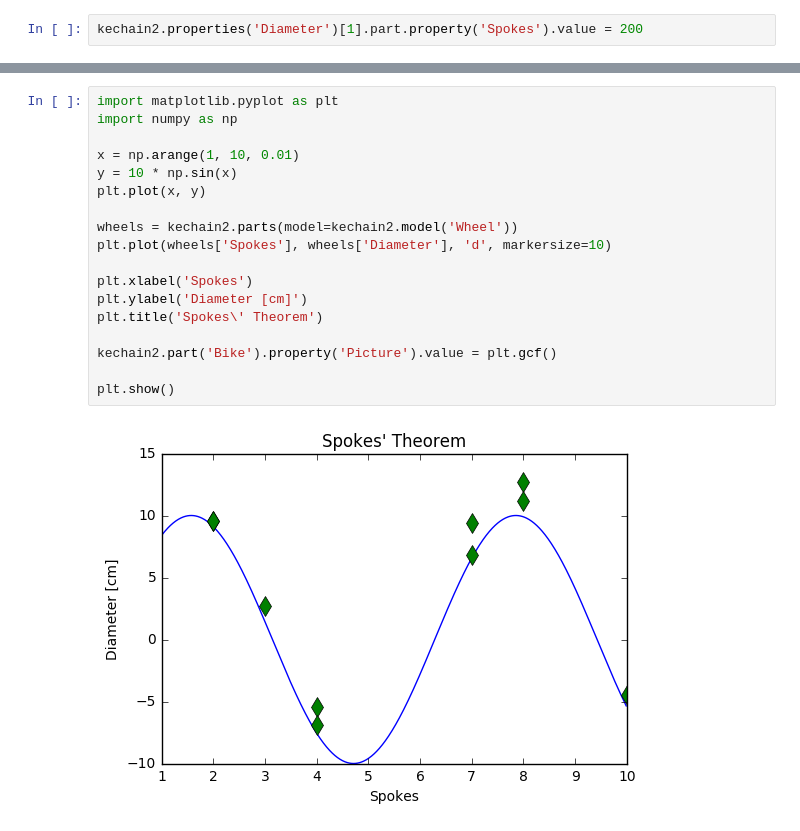
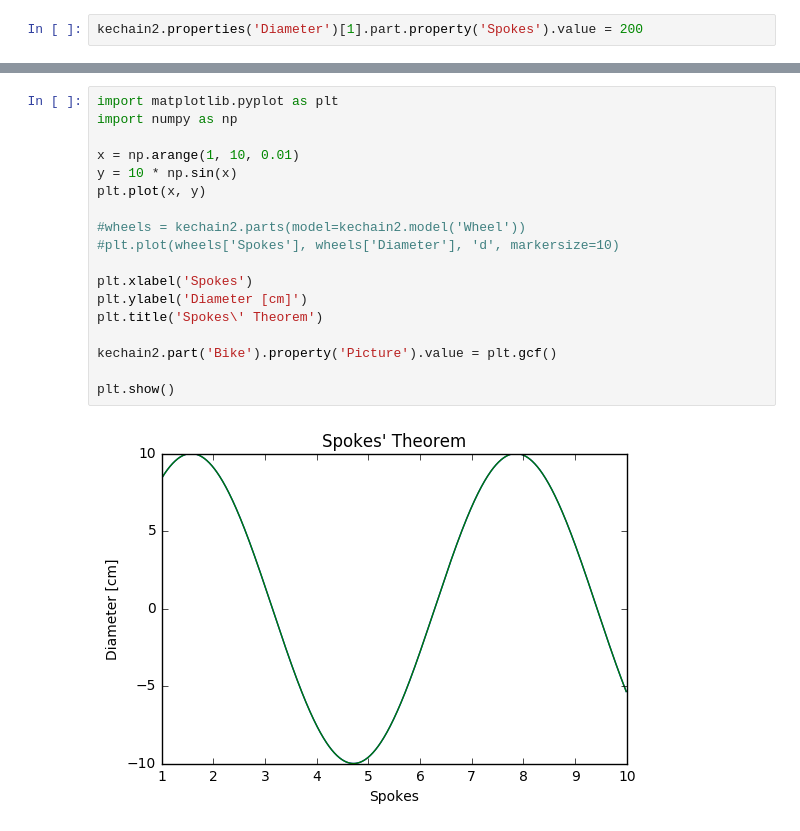
Before and after one commit to KE-works/pykechain, a Jupyter notebook: example2.ipynb, the cells around one changed output, grey strips where cells are left out. Saved outputs shown, nothing was run; the diff lists cells and outputs as text.

```diff
--- a/example2.ipynb
+++ b/example2.ipynb
@@ -192,23 +134,23 @@ for wheel in wheels:
 # %%
 import matplotlib.pyplot as plt
 import numpy as np
 
 x = np.arange(1, 10, 0.01)
 y = 10 * np.sin(x)
 plt.plot(x, y)
 
-wheels = kechain2.parts(model=kechain2.model('Wheel'))
-plt.plot(wheels['Spokes'], wheels['Diameter'], 'd', markersize=10)
+#wheels = kechain2.parts(model=kechain2.model('Wheel'))
+#plt.plot(wheels['Spokes'], wheels['Diameter'], 'd', markersize=10)
 
 plt.xlabel('Spokes')
 plt.ylabel('Diameter [cm]')
 plt.title('Spokes\' Theorem')
 
 kechain2.part('Bike').property('Picture').value = plt.gcf()
 
 plt.show()
 # %% [output]
-[figure, old version]
+[figure, new version]
 # %%
 wheels = kechain2.parts(model=kechain2.model('Wheel'))
 
```
Also changed, not shown: parts of 13 cells of this notebook, 6 other files.
